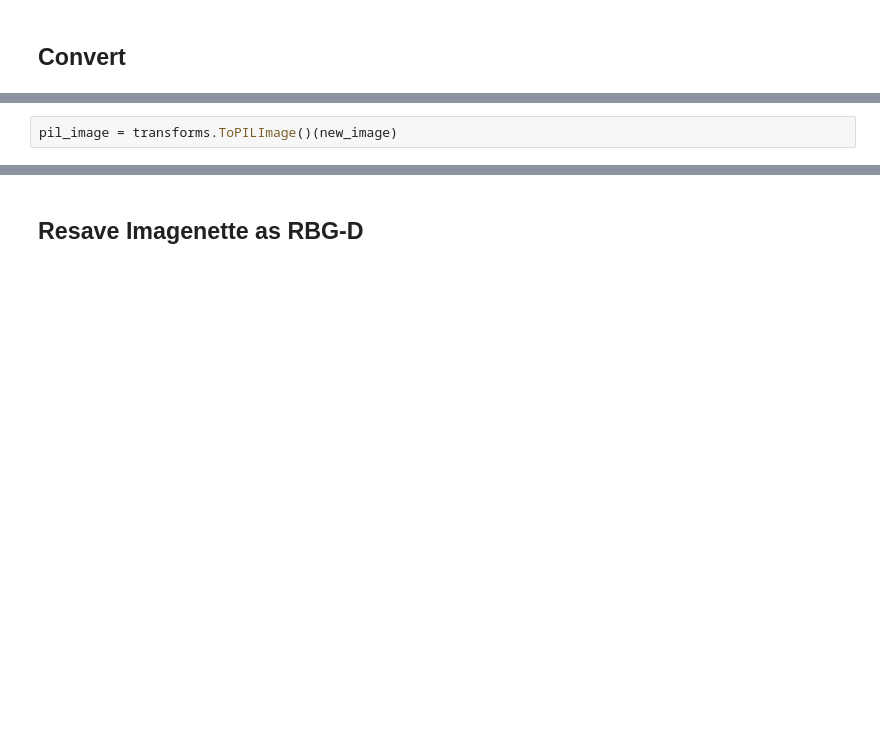
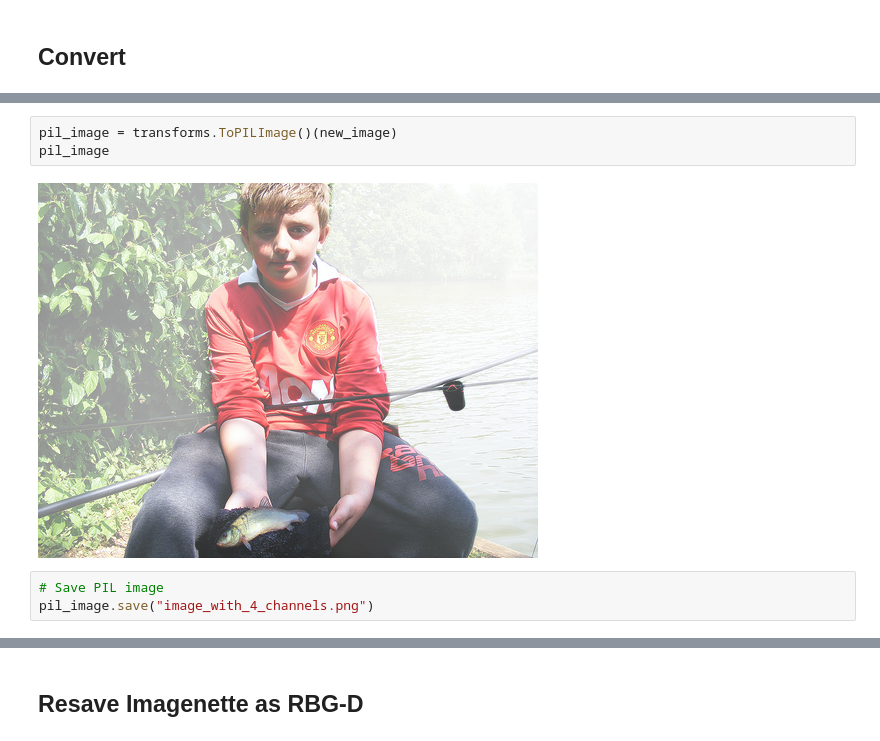
Before and after one commit to bthek1/DeepLearning, a Jupyter notebook: nbs/071_depth_estimator_Imagenette.ipynb, the cells around one changed output, grey strips where cells are left out. Cells and saved outputs as stored; diff of their text form; blank space fills up the shorter version.

```diff
--- a/nbs/071_depth_estimator_Imagenette.ipynb
+++ b/nbs/071_depth_estimator_Imagenette.ipynb
@@ -187,5 +181,11 @@ torch.Size([1, 375, 500])
-# %%
-pil_image = transforms.ToPILImage()(new_image)
+# %%
+pil_image = transforms.ToPILImage()(new_image)
+pil_image
+# %% [output]
+[figure, added]
+# %%
+# Save PIL image
+pil_image.save("image_with_4_channels.png")
 # %%
 pil_image.__dict__
 # %% [output]
```
Also changed, not shown: parts of 18 cells of this notebook, 19 other files.
